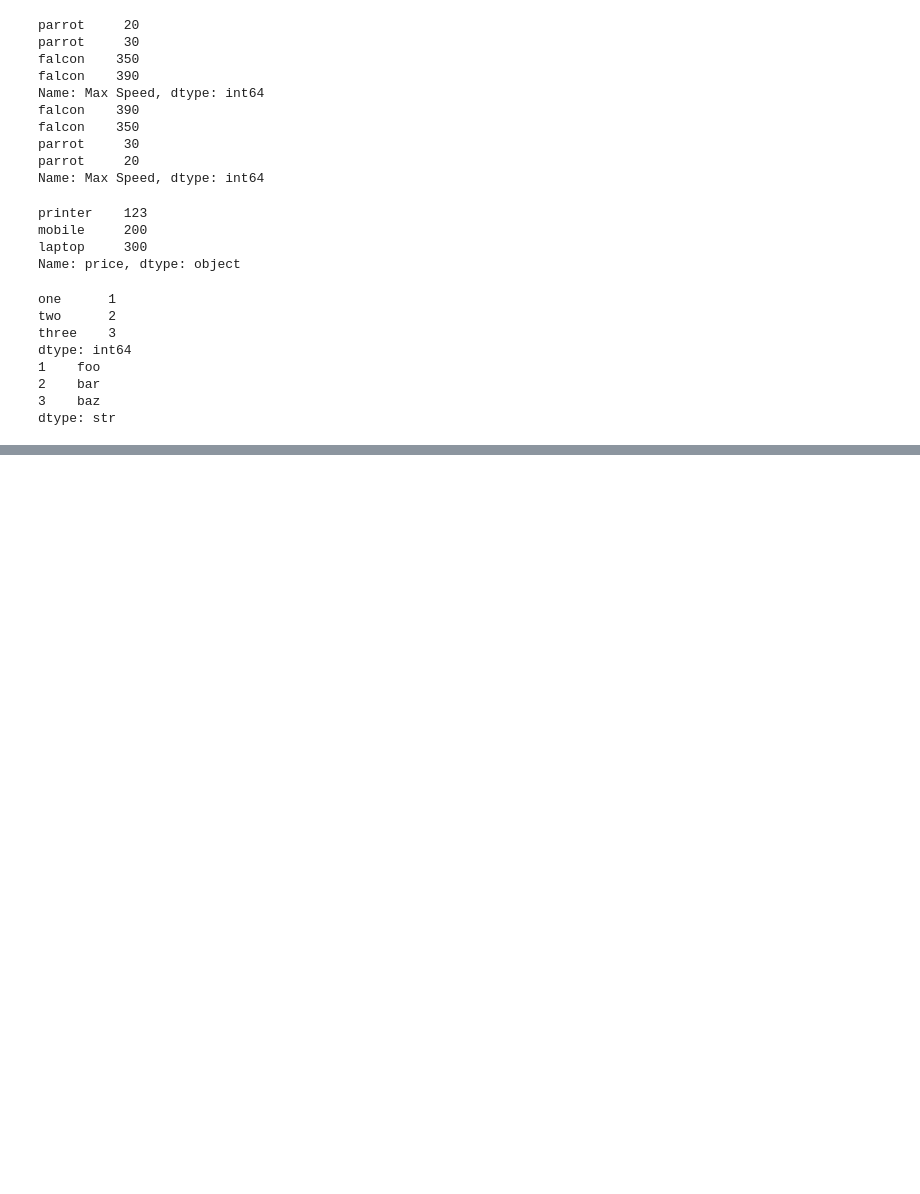
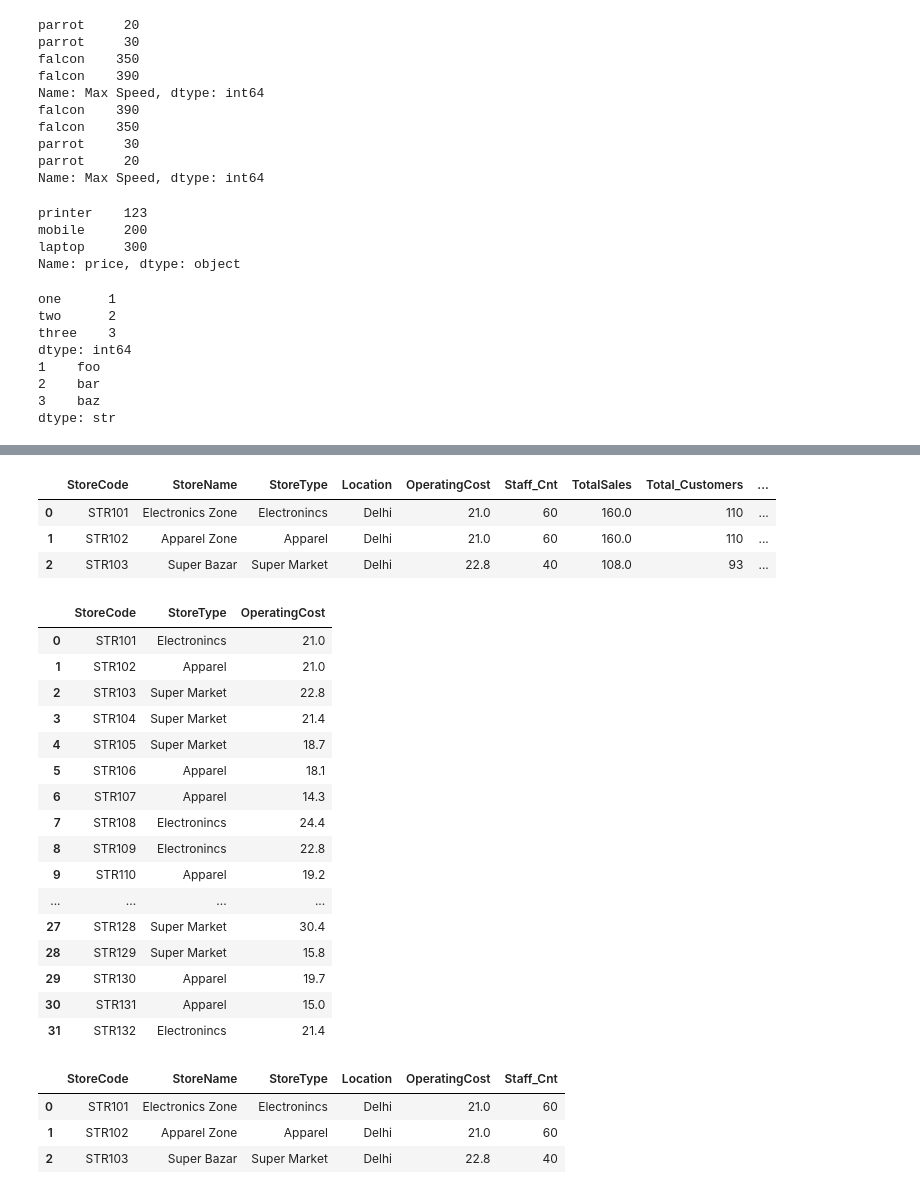
Before and after one commit to Aaryansinghal286/DV, a Jupyter notebook: Pandas_basics.ipynb, the cells around one changed output, grey strips where cells are left out. Drawn from its saved outputs; the diff is of its cells as text; code cells hidden in the pictures; blank space fills up the shorter version.

```diff
--- a/Pandas_basics.ipynb
+++ b/Pandas_basics.ipynb
@@ -366,0 +439,34 @@ dtype: str
+# %%
+df.iloc[0:3]
+# %% [output]
+|  | StoreCode | StoreName | StoreType | Location | OperatingCost | Staff_Cnt | TotalSales | Total_Customers | ... |
+| 0 | STR101 | Electronics Zone | Electronincs | Delhi | 21.0 | 60 | 160.0 | 110 | ... |
+| 1 | STR102 | Apparel Zone | Apparel | Delhi | 21.0 | 60 | 160.0 | 110 | ... |
+| 2 | STR103 | Super Bazar | Super Market | Delhi | 22.8 | 40 | 108.0 | 93 | ... |
+# %%
+df.iloc[:,[0,2,4]]
+# %% [output]
+|  | StoreCode | StoreType | OperatingCost |
+| 0 | STR101 | Electronincs | 21.0 |
+| 1 | STR102 | Apparel | 21.0 |
+| 2 | STR103 | Super Market | 22.8 |
+| 3 | STR104 | Super Market | 21.4 |
+| 4 | STR105 | Super Market | 18.7 |
+| 5 | STR106 | Apparel | 18.1 |
+| 6 | STR107 | Apparel | 14.3 |
+| 7 | STR108 | Electronincs | 24.4 |
+| 8 | STR109 | Electronincs | 22.8 |
+| 9 | STR110 | Apparel | 19.2 |
+| ... | ... | ... | ... |
+| 27 | STR128 | Super Market | 30.4 |
+| 28 | STR129 | Super Market | 15.8 |
+| 29 | STR130 | Apparel | 19.7 |
+| 30 | STR131 | Apparel | 15.0 |
+| 31 | STR132 | Electronincs | 21.4 |
+# %%
+df.loc[:2,:"Staff_Cnt"]
+# %% [output]
+|  | StoreCode | StoreName | StoreType | Location | OperatingCost | Staff_Cnt |
+| 0 | STR101 | Electronics Zone | Electronincs | Delhi | 21.0 | 60 |
+| 1 | STR102 | Apparel Zone | Apparel | Delhi | 21.0 | 60 |
+| 2 | STR103 | Super Bazar | Super Market | Delhi | 22.8 | 40 |
```
Also changed, not shown: parts of 27 cells of this notebook, 1 other file.
